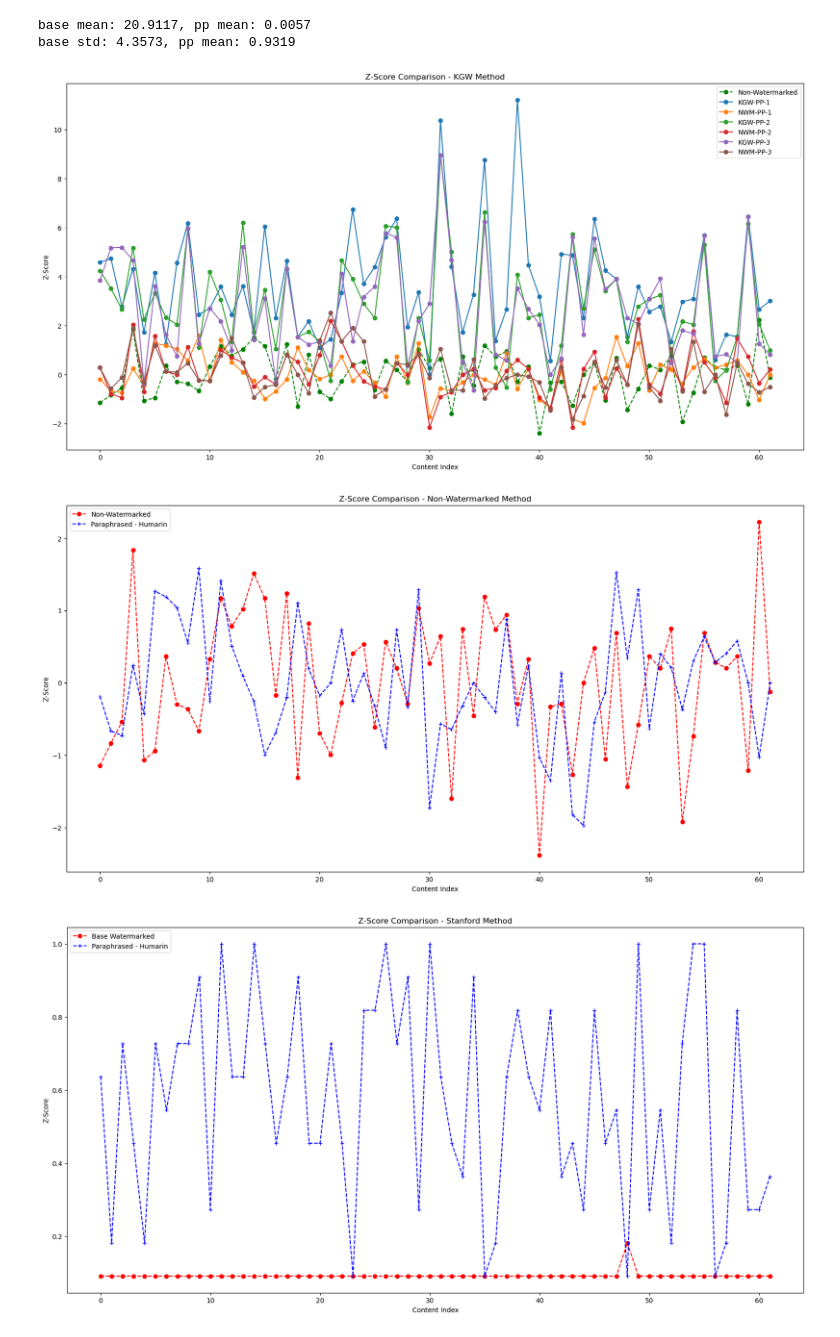
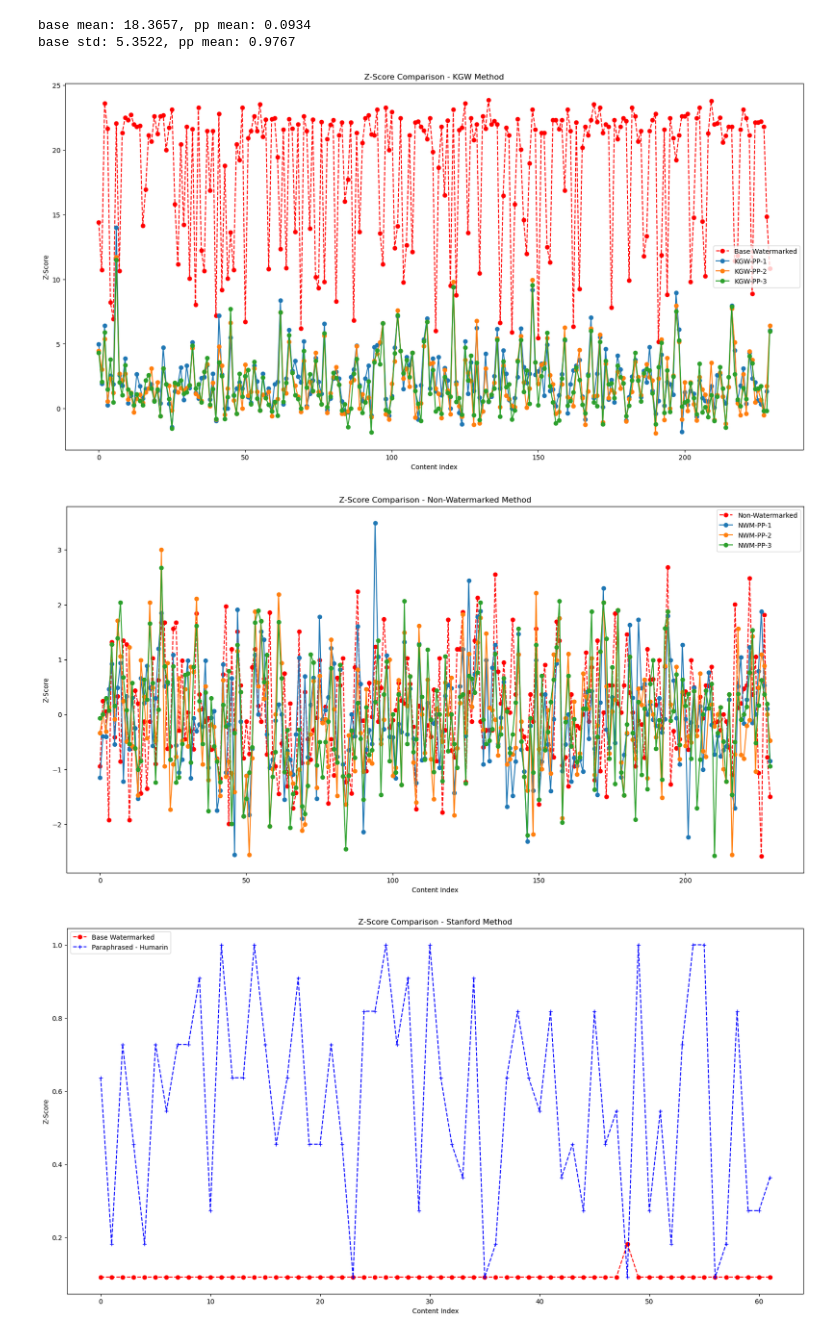
Before and after one commit to SamSJackson/Level4-Proj, a Jupyter notebook: data/notebooks/inspect_example_results.ipynb, the cells around one changed output. Drawn from its saved outputs; the diff is of its cells as text; code cells hidden in the pictures.

```diff
--- a/data/notebooks/inspect_example_results.ipynb
+++ b/data/notebooks/inspect_example_results.ipynb
@@ -3,7 +3,7 @@ import pandas as pd
 import matplotlib.pyplot as plt
 import numpy as np
 # %%
-path = "../processed/train/evaluated/paraphrase_humarin_samples_62_EVALUATED_27_11_23.csv"
+path = "../processed/train/evaluated/paraphrase_humarin_samples_llama-2-7b_230_EVALUATED_05_12_2023.csv"
 # %%
 df = pd.read_csv(path)
 # %%
@@ -30,6 +30,6 @@ def comparison(arr_1, arr_2):
 # %%
 comparison(kgw_wm_zscore, non_wm_zscore)
 # %% [output]
-base mean: 20.9117, pp mean: 0.0057
-base std: 4.3573, pp mean: 0.9319
+base mean: 18.3657, pp mean: 0.0934
+base std: 5.3522, pp mean: 0.9767
 # %%
@@ -37,12 +37,10 @@ image_path = "../results/images/z_score_comparisons_october/"
 # %%
 fig, axs = plt.subplots(1,1, figsize=(20,10))
 
-# axs.plot(list(range(len(kgw_wm_zscore))), kgw_wm_zscore, label="Base Watermarked", color='red', marker='o', linestyle="dashed")
-axs.plot(list(range(len(non_wm_zscore))), non_wm_zscore, label="Non-Watermarked", color='green', marker='o', linestyle="dashed")
+axs.plot(list(range(len(kgw_wm_zscore))), kgw_wm_zscore, label="Base Watermarked", color='red', marker='o', linestyle="dashed")
 
 for i in range(no_of_paraphrases):
     axs.plot(list(range(len(non_wm_zscore))), wmarked_paraphrased_scores[i], label=f"KGW-PP-{i+1}", marker='o')
-    axs.plot(list(range(len(non_wm_zscore))), nmarked_paraphrased_scores[i], label=f"NWM-PP-{i+1}", marker='o')
 
 axs.set_ylabel("Z-Score")
 axs.set_xlabel("Content Index")
@@ -51,21 +49,23 @@ axs.legend()
 # plt.savefig(image_path+"kgw_zscore.png")
 plt.show()
 # %% [output]
-[figure, old version]
+[figure, new version]
 # %%
 fig, axs = plt.subplots(1,1, figsize=(20,10))
 
-axs.plot(list(range(len(np_nwm))), np_nwm, label="Non-Watermarked", color='red', marker='o', linestyle="dashed")
-axs.plot(list(range(len(np_nwm_pp))), np_nwm_pp, label="Paraphrased - Humarin", color='blue', marker='+', linestyle="dashed")
+axs.plot(list(range(len(non_wm_zscore))), non_wm_zscore, label="Non-Watermarked", color='red', marker='o', linestyle="dashed")
+
+for i in range(no_of_paraphrases):
+    axs.plot(list(range(len(non_wm_zscore))), nmarked_paraphrased_scores[i], label=f"NWM-PP-{i+1}", marker='o')
 
 axs.set_ylabel("Z-Score")
 axs.set_xlabel("Content Index")
 axs.set_title("Z-Score Comparison - Non-Watermarked Method")
 axs.legend()
 # plt.savefig(image_path+"kgw_zscore.png")
 plt.show()
 # %% [output]
-[figure, old version]
+[figure, new version]
 # %%
 fig, axs = plt.subplots(1,1, figsize=(20,10))
 
```
Also changed, not shown: parts of 1 cell of this notebook, 41 other files.
